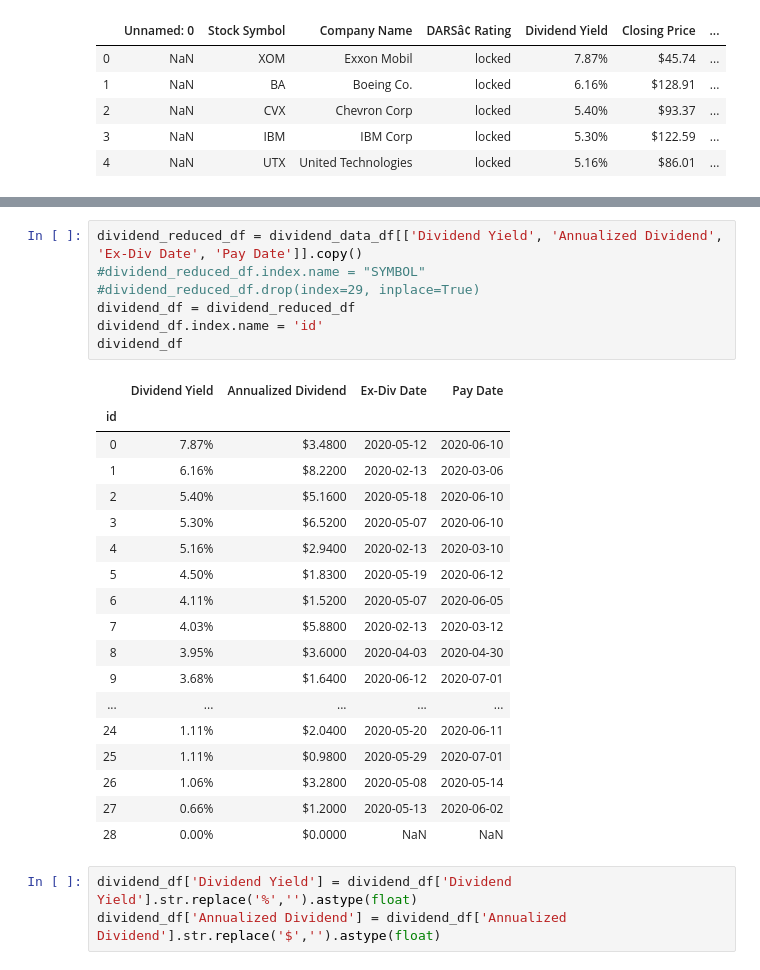
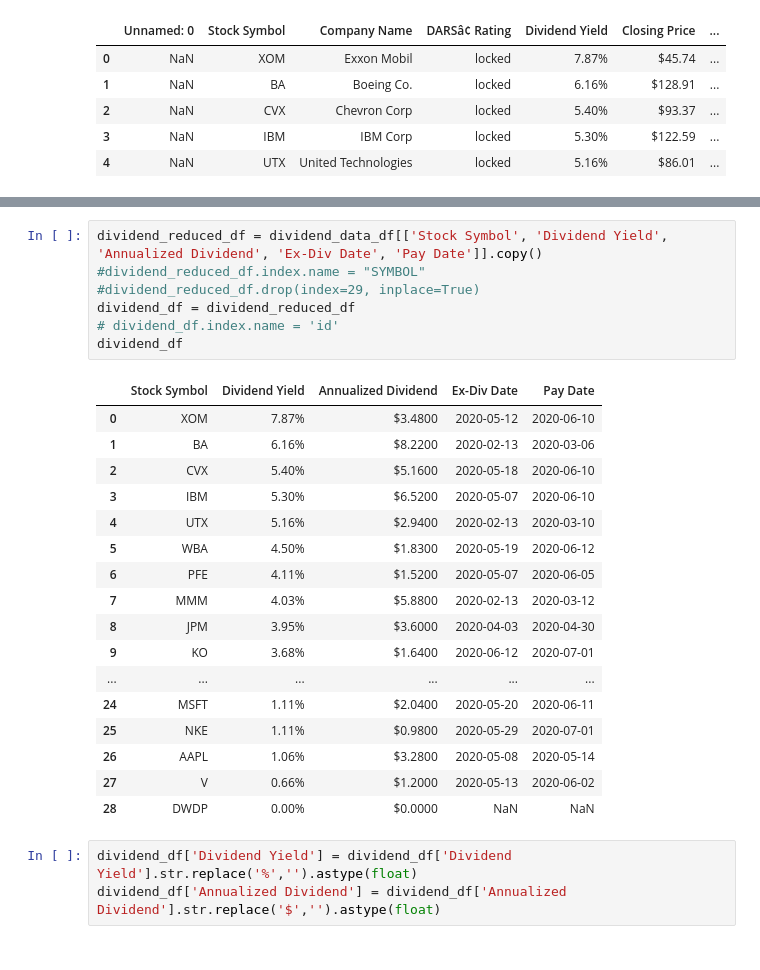
Before and after one commit to zhaoyun95/etl-of-dow-30-stocks-data, a Jupyter notebook: etl-project.ipynb, the cells around one changed output, grey strips where cells are left out. Drawn from its saved outputs; the diff is of its cells as text.

Commit message:
fixed data loading

```diff
--- a/etl-project.ipynb
+++ b/etl-project.ipynb
@@ -84,31 +84,30 @@ dividend_data_df.head()
 | 3 | IBM | IBM Corp | locked | 5.30% | $122.59 | $6.5200 | ... |
 | 4 | UTX | United Technologies | locked | 5.16% | $86.01 | $2.9400 | ... |
 # %%
-dividend_reduced_df = dividend_data_df[['Dividend Yield', 'Annualized Dividend', 'Ex-Div Date', 'Pay Date']].copy()
+dividend_reduced_df = dividend_data_df[['Stock Symbol', 'Dividend Yield', 'Annualized Dividend', 'Ex-Div Date', 'Pay Date']].copy()
 #dividend_reduced_df.index.name = "SYMBOL"
 #dividend_reduced_df.drop(index=29, inplace=True)
 dividend_df = dividend_reduced_df
-dividend_df.index.name = 'id'
+# dividend_df.index.name = 'id'
 dividend_df
 # %% [output]
-|  | Dividend Yield | Annualized Dividend | Ex-Div Date | Pay Date |
-| id |  |  |  |  |
-| 0 | 7.87% | $3.4800 | 2020-05-12 | 2020-06-10 |
-| 1 | 6.16% | $8.2200 | 2020-02-13 | 2020-03-06 |
-| 2 | 5.40% | $5.1600 | 2020-05-18 | 2020-06-10 |
-| 3 | 5.30% | $6.5200 | 2020-05-07 | 2020-06-10 |
-| 4 | 5.16% | $2.9400 | 2020-02-13 | 2020-03-10 |
-| 5 | 4.50% | $1.8300 | 2020-05-19 | 2020-06-12 |
-| 6 | 4.11% | $1.5200 | 2020-05-07 | 2020-06-05 |
-| 7 | 4.03% | $5.8800 | 2020-02-13 | 2020-03-12 |
-| 8 | 3.95% | $3.6000 | 2020-04-03 | 2020-04-30 |
-| 9 | 3.68% | $1.6400 | 2020-06-12 | 2020-07-01 |
-| ... | ... | ... | ... | ... |
-| 24 | 1.11% | $2.0400 | 2020-05-20 | 2020-06-11 |
-| 25 | 1.11% | $0.9800 | 2020-05-29 | 2020-07-01 |
-| 26 | 1.06% | $3.2800 | 2020-05-08 | 2020-05-14 |
-| 27 | 0.66% | $1.2000 | 2020-05-13 | 2020-06-02 |
-| 28 | 0.00% | $0.0000 | NaN | NaN |
+|  | Stock Symbol | Dividend Yield | Annualized Dividend | Ex-Div Date | Pay Date |
+| 0 | XOM | 7.87% | $3.4800 | 2020-05-12 | 2020-06-10 |
+| 1 | BA | 6.16% | $8.2200 | 2020-02-13 | 2020-03-06 |
+| 2 | CVX | 5.40% | $5.1600 | 2020-05-18 | 2020-06-10 |
+| 3 | IBM | 5.30% | $6.5200 | 2020-05-07 | 2020-06-10 |
+| 4 | UTX | 5.16% | $2.9400 | 2020-02-13 | 2020-03-10 |
+| 5 | WBA | 4.50% | $1.8300 | 2020-05-19 | 2020-06-12 |
+| 6 | PFE | 4.11% | $1.5200 | 2020-05-07 | 2020-06-05 |
+| 7 | MMM | 4.03% | $5.8800 | 2020-02-13 | 2020-03-12 |
+| 8 | JPM | 3.95% | $3.6000 | 2020-04-03 | 2020-04-30 |
+| 9 | KO | 3.68% | $1.6400 | 2020-06-12 | 2020-07-01 |
+| ... | ... | ... | ... | ... | ... |
+| 24 | MSFT | 1.11% | $2.0400 | 2020-05-20 | 2020-06-11 |
+| 25 | NKE | 1.11% | $0.9800 | 2020-05-29 | 2020-07-01 |
+| 26 | AAPL | 1.06% | $3.2800 | 2020-05-08 | 2020-05-14 |
+| 27 | V | 0.66% | $1.2000 | 2020-05-13 | 2020-06-02 |
+| 28 | DWDP | 0.00% | $0.0000 | NaN | NaN |
 # %%
 dividend_df['Dividend Yield'] = dividend_df['Dividend Yield'].str.replace('%','').astype(float)
 dividend_df['Annualized Dividend'] = dividend_df['Annualized Dividend'].str.replace('$','').astype(float)
```
Also changed, not shown: parts of 15 cells of this notebook, 2 other files.
